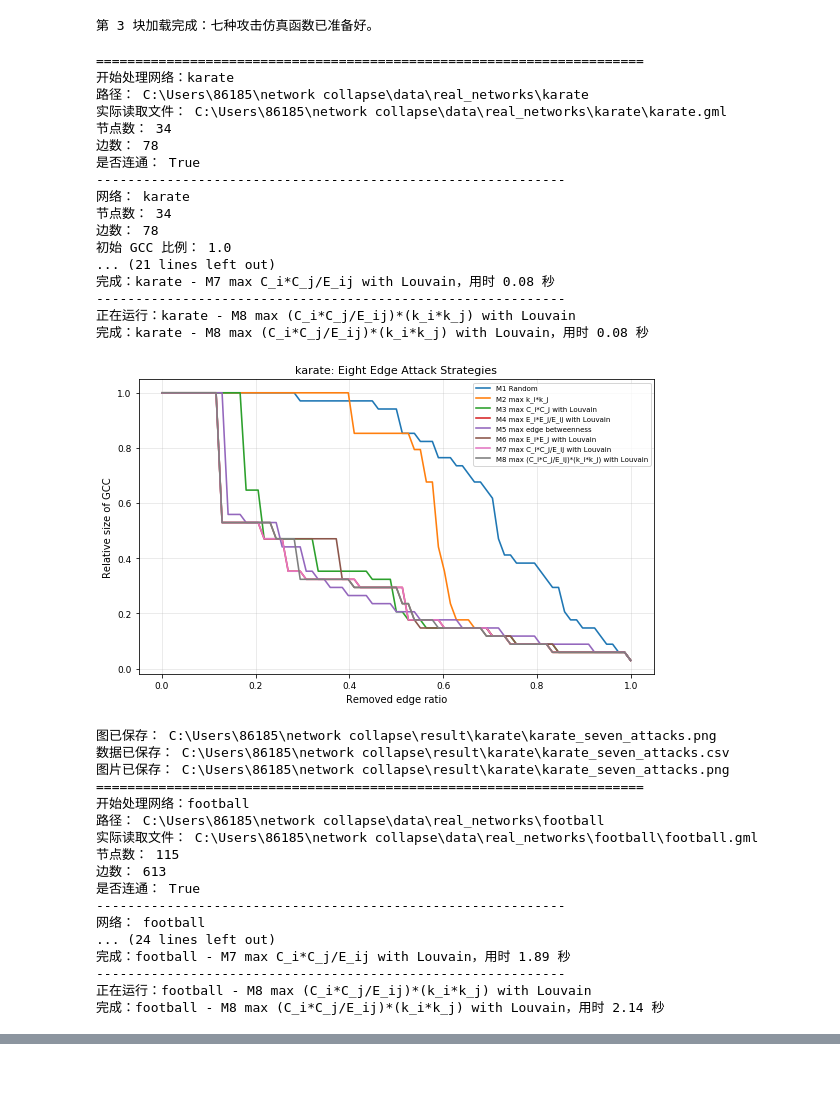
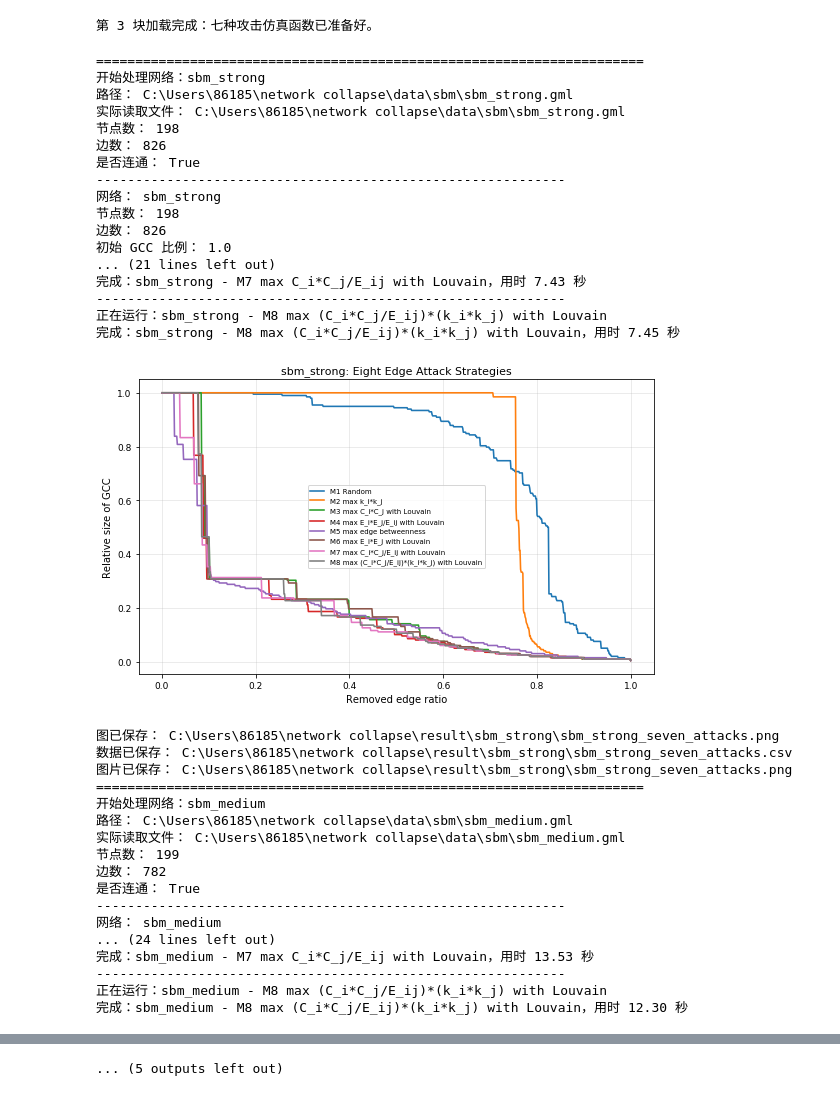
Before and after one commit to lizihanFly/network-dismantling, a Jupyter notebook: attack_compare_codex_edit.ipynb, the cells around one changed output, grey strips where cells are left out. Saved outputs shown, nothing was run; the diff lists cells and outputs as text; code cells hidden in the pictures.

Commit message:
Add SBM attack experiments and summary metrics

```diff
--- a/attack_compare_codex_edit.ipynb
+++ b/attack_compare_codex_edit.ipynb
@@ -44,11 +44,15 @@ os.chdir(BASE_DIR)
 
 DATA_DIR = BASE_DIR / "data"
 REAL_DIR = DATA_DIR / "real_networks"
+SBM_DIR = DATA_DIR / "sbm"
 RESULT_DIR = BASE_DIR / "result"
+SUMMARY_DIR = RESULT_DIR / "attack_summary"
 
 DATA_DIR.mkdir(exist_ok=True)
 REAL_DIR.mkdir(exist_ok=True)
+SBM_DIR.mkdir(exist_ok=True)
 RESULT_DIR.mkdir(exist_ok=True)
+SUMMARY_DIR.mkdir(exist_ok=True)
 
 
 # =========================
@@ -58,6 +62,9 @@ RESULT_DIR.mkdir(exist_ok=True)
 # =========================
 
 DATASETS = {
+    "sbm_strong": SBM_DIR / "sbm_strong.gml",
+    "sbm_medium": SBM_DIR / "sbm_medium.gml",
+    "sbm_weak": SBM_DIR / "sbm_weak.gml",
     "karate": REAL_DIR / "karate",
     "football": REAL_DIR / "football",
     "ca_netscience": REAL_DIR / "ca-netscience",
@@ -726,9 +816,14 @@ def run_one_dataset(name, path):
             max_remove_frac=MAX_REMOVE_FRAC,
         )
 
+        elapsed = time.time() - t0
+
+        for row in records:
+            row["network"] = name
+            row["elapsed_seconds"] = elapsed
+
         all_records.extend(records)
 
-        elapsed = time.time() - t0
         print(f"完成：{name} - {method_label}，用时 {elapsed:.2f} 秒")
 
     csv_path = out_dir / f"{name}_seven_attacks.csv"
@@ -743,59 +838,65 @@ def run_one_dataset(name, path):
     )
 
     print("数据已保存：", csv_path)
     print("图片已保存：", fig_path)
 
     return all_records
 
 
 # 默认跑全部真实网络：会依次生成每个网络的七种攻击 CSV 和 PNG。
 RUN_DATASETS = list(DATASETS.keys())
 
 # 如果只想先测试一个网络，就把 RUN_DATASETS 改成下面这种列表形式，能明显缩短运行时间。
 # RUN_DATASETS = ["karate"]
 # RUN_DATASETS = ["ca_netscience"]
 
 all_results = {}
+all_summary_rows = []
 
 for name in RUN_DATASETS:
     path = DATASETS[name]
     all_results[name] = run_one_dataset(name, path)
+    all_summary_rows.extend(summarize_one_dataset(name, all_results[name]))
+
+summary_csv_path = SUMMARY_DIR / "all_networks_attack_summary.csv"
+save_summary_to_csv(all_summary_rows, summary_csv_path)
+print("汇总指标已保存：", summary_csv_path)
 
 print("=" * 70)
 print("全部完成！所有 real networks 的七种攻击结果在 result 文件夹里。")
 # %% [output]
 ======================================================================
-开始处理网络：karate
-路径： C:\Users\86185\network collapse\data\real_networks\karate
-实际读取文件： C:\Users\86185\network collapse\data\real_networks\karate\karate.gml
-节点数： 34
-边数： 78
+开始处理网络：sbm_strong
+路径： C:\Users\86185\network collapse\data\sbm\sbm_strong.gml
+实际读取文件： C:\Users\86185\network collapse\data\sbm\sbm_strong.gml
+节点数： 198
+边数： 826
 是否连通： True
 ------------------------------------------------------------
-网络： karate
-节点数： 34
-边数： 78
+网络： sbm_strong
+节点数： 198
+边数： 826
 初始 GCC 比例： 1.0
 ... (21 lines left out)
-完成：karate - M7 max C_i*C_j/E_ij with Louvain，用时 0.08 秒
+完成：sbm_strong - M7 max C_i*C_j/E_ij with Louvain，用时 7.43 秒
 ------------------------------------------------------------
-正在运行：karate - M8 max (C_i*C_j/E_ij)*(k_i*k_j) with Louvain
-完成：karate - M8 max (C_i*C_j/E_ij)*(k_i*k_j) with Louvain，用时 0.08 秒
+正在运行：sbm_strong - M8 max (C_i*C_j/E_ij)*(k_i*k_j) with Louvain
+完成：sbm_strong - M8 max (C_i*C_j/E_ij)*(k_i*k_j) with Louvain，用时 7.45 秒
-[figure, old version]
+[figure, new version]
-图已保存： C:\Users\86185\network collapse\result\karate\karate_seven_attacks.png
-数据已保存： C:\Users\86185\network collapse\result\karate\karate_seven_attacks.csv
-图片已保存： C:\Users\86185\network collapse\result\karate\karate_seven_attacks.png
+图已保存： C:\Users\86185\network collapse\result\sbm_strong\sbm_strong_seven_attacks.png
+数据已保存： C:\Users\86185\network collapse\result\sbm_strong\sbm_strong_seven_attacks.csv
+图片已保存： C:\Users\86185\network collapse\result\sbm_strong\sbm_strong_seven_attacks.png
 ======================================================================
-开始处理网络：football
-路径： C:\Users\86185\network collapse\data\real_networks\football
-实际读取文件： C:\Users\86185\network collapse\data\real_networks\football\football.gml
-节点数： 115
-边数： 613
+开始处理网络：sbm_medium
+路径： C:\Users\86185\network collapse\data\sbm\sbm_medium.gml
+实际读取文件： C:\Users\86185\network collapse\data\sbm\sbm_medium.gml
+节点数： 199
+边数： 782
 是否连通： True
 ------------------------------------------------------------
-网络： football
+网络： sbm_medium
 ... (24 lines left out)
-完成：football - M7 max C_i*C_j/E_ij with Louvain，用时 1.89 秒
+完成：sbm_medium - M7 max C_i*C_j/E_ij with Louvain，用时 13.53 秒
 ------------------------------------------------------------
-正在运行：football - M8 max (C_i*C_j/E_ij)*(k_i*k_j) with Louvain
-完成：football - M8 max (C_i*C_j/E_ij)*(k_i*k_j) with Louvain，用时 2.14 秒
+正在运行：sbm_medium - M8 max (C_i*C_j/E_ij)*(k_i*k_j) with Louvain
+完成：sbm_medium - M8 max (C_i*C_j/E_ij)*(k_i*k_j) with Louvain，用时 12.30 秒
@@ -861,0 +976 @@ print("全部完成！所有 real networks 的七种攻击结果在 result 文
+... (5 outputs left out)
```
Also changed, not shown: parts of 3 cells of this notebook, 12 other files.
